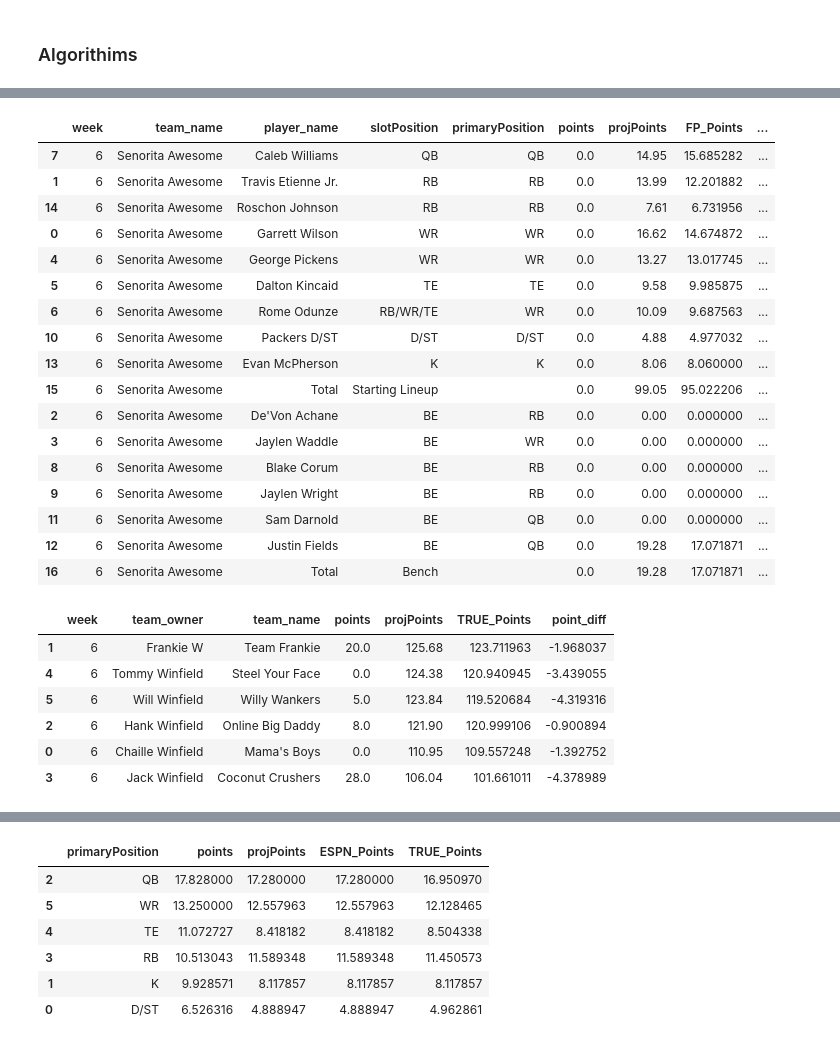
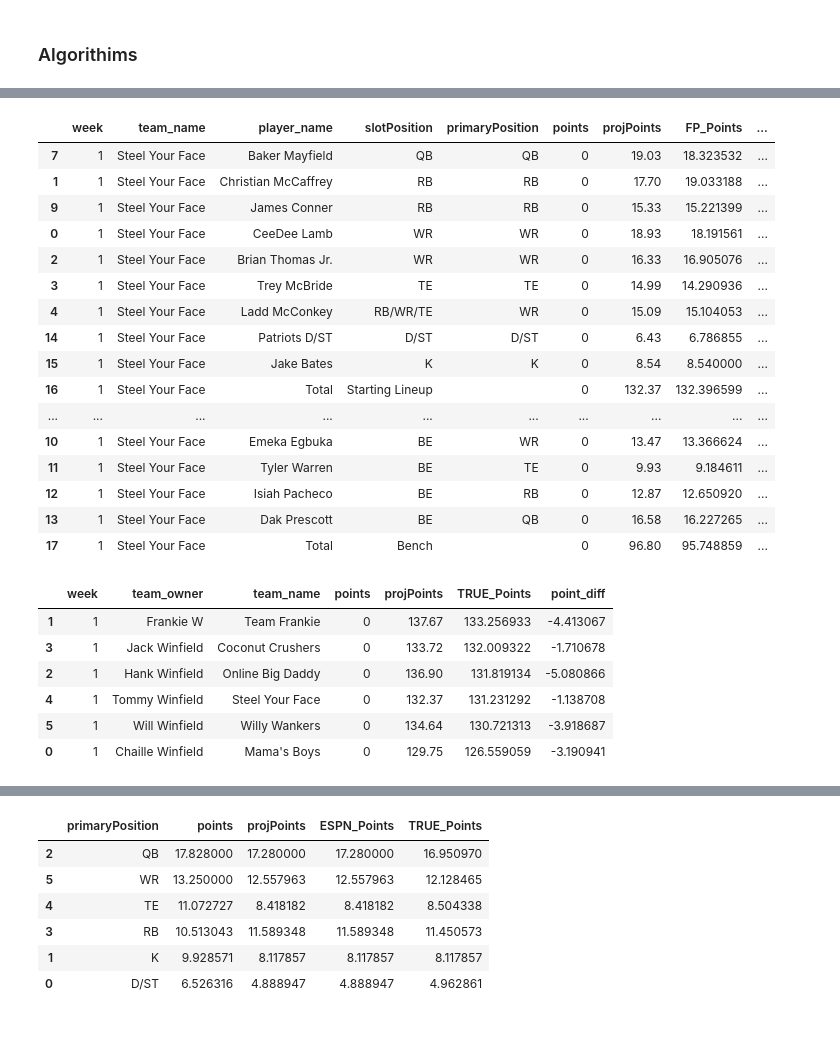
Before and after one commit to twinfield10/ESPN_FFL, a Jupyter notebook: FF Analysis Notebook.ipynb, the cells around one changed output, grey strips where cells are left out. Cells and saved outputs as stored; diff of their text form; code cells hidden in the pictures.

```diff
--- a/FF Analysis Notebook.ipynb
+++ b/FF Analysis Notebook.ipynb
@@ -10,7 +10,7 @@ import polars as pl
 # Plot
 import matplotlib.pyplot as plt
 import seaborn as sns
-from adjustText import adjust_text
+#from adjustText import adjust_text
 
 # Modeling
 from sklearn.linear_model import LinearRegression
@@ -38,33 +38,35 @@ lg_vars = {
         "ESPN_S2": "AECd6kezzt5c3URGK%2FEHxqSyREcJWZX7JUHahtPHI8SV8KK13PkZG98FJYsIQ%2FFTiA5YXhcfcaQ7bGRGZZzzgz7BQSci5bFMfx1xPTCM95tyCvx%2BBJgIACFkxz%2B5J3uz0Ez87c1XWV%2FuQB%2FjgXXBRvAZaMIBaSnfJ842nwUpjS4x6U6r6FNi900ORFBxtdKU%2FQ6Bvr6UVZKerid0TdatKkFq0IrRYlFr3npOSWsv5bzIV9uh8HidTJlYx%2Bf3DYqZABpGEZfLeuJyymEQ%2BJjXGbaOAjZhOP%2FRrrqpS0xvYbFiwET2MCEmraBsiJcqWR6VaIM%3D",
         "SWID": "{DC47642F-1CD6-4451-9C5B-08FFE2844F9E}",
         "start": 2016,
-        "end": 2024
+        "end": 2025
     },
     "Weenieless_Wanderers": {
         "ID": 537814,
         "ESPN_S2": espn_id,
         "SWID": s_id,
         "start": 2015,
-        "end": 2024
+        "end": 2025
     },
     "GOP_Degenerates": {
         "ID": 1727104,
         "ESPN_S2": espn_id,
         "SWID": s_id,
         "start": 2023,
-        "end": 2024
+        "end": 2025
     },
     "Knights_FFL": {
         "ID": 1992637246,
         "ESPN_S2": espn_id,
         "SWID": s_id,
         "start": 2022,
-        "end": 2024
+        "end": 2025
     },
     "12 Dudes one Cup": {
         "ID": 1895076862,
         "ESPN_S2": "AECd6kezzt5c3URGK%2FEHxqSyREcJWZX7JUHahtPHI8SV8KK13PkZG98FJYsIQ%2FFTiA5YXhcfcaQ7bGRGZZzzgz7BQSci5bFMfx1xPTCM95tyCvx%2BBJgIACFkxz%2B5J3uz0Ez87c1XWV%2FuQB%2FjgXXBRvAZaMIBaSnfJ842nwUpjS4x6U6r6FNi900ORFBxtdKU%2FQ6Bvr6UVZKerid0TdatKkFq0IrRYlFr3npOSWsv5bzIV9uh8HidTJlYx%2Bf3DYqZABpGEZfLeuJyymEQ%2BJjXGbaOAjZhOP%2FRrrqpS0xvYbFiwET2MCEmraBsiJcqWR6VaIM%3D",
-        "SWID": "{DC47642F-1CD6-4451-9C5B-08FFE2844F9E}"
+        "SWID": "{DC47642F-1CD6-4451-9C5B-08FFE2844F9E}",
+        "start": 2024,
+        "end": 2025
     },
     "Big Red Fantasy Football": {
         "ID": 820145,
@@ -75,7 +77,7 @@ lg_vars = {
 # %% [markdown]
 ## 1) Set League ##
 # %%
-select_league = "Knights_FFL" # Winfield_Football, Knights_FFL, GOP_Degenerates, Weenieless_Wanderers
+select_league = "Winfield_Football" # Winfield_Football, Knights_FFL, GOP_Degenerates, Weenieless_Wanderers
 
 league = fetch_league(
         league_id=lg_vars[select_league]['ID'],
@@ -91,7 +93,7 @@ BUILDING 2024 Season For Knights FFL
 #### Current Lineup
 # %%
 lineups = get_ply_stats_by_matchup(league_id=lg_vars[select_league]['ID'],
-                year=2024,
+                year=2025,
                 swid=lg_vars[select_league]['SWID'],
                 espn_s2=lg_vars[select_league]['ESPN_S2'])
 
@@ -213,8 +215,9 @@ def clean_pinny(pinny_path="Data/Projections/Pinnacle/Props/Pinnacle_Props_Week_
     clean = raw.pivot_table(index=['week','player_name'], columns='statType', values='statValue', aggfunc='mean').reset_index()
 
     # Split Touchdowns by Usage (Rushing/Receiving)
-    clean['receivingTouchdowns'] = clean['rushingTouchdowns'] * (clean['receivingYards'] / (clean['receivingYards'] + clean['rushingYards']))
-    clean['rushingTouchdowns'] = clean['rushingTouchdowns'] - clean['receivingTouchdowns']
+    if 'rushingTouchdowns' in clean.columns:
+        clean['receivingTouchdowns'] = clean['rushingTouchdowns'] * (clean['receivingYards'] / (clean['receivingYards'] + clean['rushingYards']))
+        clean['rushingTouchdowns'] = clean['rushingTouchdowns'] - clean['receivingTouchdowns']
 
     clean.columns = ['week', 'player_name'] + ['proj_' + str(col) for col in clean.columns[2:]]
     clean = clean[['week', 'player_name'] + list(clean.columns[2:-1])]
@@ -426,7 +429,7 @@ def clean_lineups(df=lineups):
 
     ## b) Impute Missing Data From ESPN
     trans2_df = mean_df.merge(pinny_proj, on=["week", "player_name"], how='left')
-    get_match_details(df1=mean_df, df2=pinny_proj, keys=["week", "player_name"], check_col2="PINNY_rushingTouchdowns", min_wk=5, tbl_lab="Pinnacle Sportsbook Table")
+    get_match_details(df1=mean_df, df2=pinny_proj, keys=["week", "player_name"], check_col2="PINNY_receivingYards", min_wk=5, tbl_lab="Pinnacle Sportsbook Table")
     trans2_df = impute_columns(trans2_df, target_prefix='PINNY_', source_prefix="MEAN_")
 
 
@@ -437,7 +440,7 @@ def clean_lineups(df=lineups):
 
 
     # 3) Combine BetOnline Data With ESPN and Impute
-    bol_proj = pd.read_parquet("Data/Projections/BetOnline/BetOnline_AllProps_Week_All.parquet").drop(columns=['position', 'team'])
+    bol_proj = pd.read_parquet("Data/Projections/BetOnline/Season/BetOnline_AllProps.parquet").drop(columns=['position', 'team'])
     bol_proj = change_col_prefix(df=bol_proj, old_pfix="proj", new_pfix="BOL")
 
     ## b) Impute Missing Data From ESPN
@@ -706,51 +720,50 @@ def check_week(lu, week, own):
         'week': week,
         'team_name': df['team_name'].iloc[0],
         'player_name': 'Total',
         'slotPosition': 'Bench',
         'primaryPosition': '',
         'points': df[df['slotPosition'].isin(['BE', 'IR'])]['points'].sum(),
         'projPoints': df[df['slotPosition'].isin(['BE', 'IR'])]['projPoints'].sum(),
         'FP_Points': df[df['slotPosition'].isin(['BE', 'IR'])]['FP_Points'].sum(),
         'PINNY_Points': df[df['slotPosition'].isin(['BE', 'IR'])]['PINNY_Points'].sum(),
         'BOL_Points': df[df['slotPosition'].isin(['BE', 'IR'])]['BOL_Points'].sum(),
         'TRUE_Points': df[df['slotPosition'].isin(['BE', 'IR'])]['TRUE_Points'].sum(),
         'trueDiff': df[df['slotPosition'].isin(['BE', 'IR'])]['trueDiff'].sum(),
         'PosRank': '',
         'ESPN_PosRank': '',
         'FP_PosRank': '',
         'TRUE_PosRank': ''
 
     }])
 
     # Append the summary row to the DataFrame
     df = pd.concat([df, bench], ignore_index=True)
 
     pos_order = ['QB', 'RB', 'WR', 'TE', 'RB/WR/TE', 'OP', 'DP', 'D/ST', 'K', 'Starting Lineup', 'BE', 'Bench', 'IR']
     order_mapping = {val: idx for idx, val in enumerate(pos_order)}
     df = df.sort_values(by=['slotPosition', 'TRUE_Points'], key=lambda x: x.map(order_mapping))
 
     return df
 
-check_week(lu = LINEUPS, week = 6, own='Tommy Winfield')
+check_week(lu = LINEUPS, week = 1, own='Tommy Winfield')
 # %% [output]
 |  | week | team_name | player_name | slotPosition | primaryPosition | points | projPoints | FP_Points | ... |
-| 7 | 6 | Senorita Awesome | Caleb Williams | QB | QB | 0.0 | 14.95 | 15.685282 | ... |
-| 1 | 6 | Senorita Awesome | Travis Etienne Jr. | RB | RB | 0.0 | 13.99 | 12.201882 | ... |
-| 14 | 6 | Senorita Awesome | Roschon Johnson | RB | RB | 0.0 | 7.61 | 6.731956 | ... |
-| 0 | 6 | Senorita Awesome | Garrett Wilson | WR | WR | 0.0 | 16.62 | 14.674872 | ... |
-| 4 | 6 | Senorita Awesome | George Pickens | WR | WR | 0.0 | 13.27 | 13.017745 | ... |
-| 5 | 6 | Senorita Awesome | Dalton Kincaid | TE | TE | 0.0 | 9.58 | 9.985875 | ... |
-| 6 | 6 | Senorita Awesome | Rome Odunze | RB/WR/TE | WR | 0.0 | 10.09 | 9.687563 | ... |
-| 10 | 6 | Senorita Awesome | Packers D/ST | D/ST | D/ST | 0.0 | 4.88 | 4.977032 | ... |
-| 13 | 6 | Senorita Awesome | Evan McPherson | K | K | 0.0 | 8.06 | 8.060000 | ... |
-| 15 | 6 | Senorita Awesome | Total | Starting Lineup |  | 0.0 | 99.05 | 95.022206 | ... |
-| 2 | 6 | Senorita Awesome | De'Von Achane | BE | RB | 0.0 | 0.00 | 0.000000 | ... |
-| 3 | 6 | Senorita Awesome | Jaylen Waddle | BE | WR | 0.0 | 0.00 | 0.000000 | ... |
-| 8 | 6 | Senorita Awesome | Blake Corum | BE | RB | 0.0 | 0.00 | 0.000000 | ... |
-| 9 | 6 | Senorita Awesome | Jaylen Wright | BE | RB | 0.0 | 0.00 | 0.000000 | ... |
-| 11 | 6 | Senorita Awesome | Sam Darnold | BE | QB | 0.0 | 0.00 | 0.000000 | ... |
-| 12 | 6 | Senorita Awesome | Justin Fields | BE | QB | 0.0 | 19.28 | 17.071871 | ... |
-| 16 | 6 | Senorita Awesome | Total | Bench |  | 0.0 | 19.28 | 17.071871 | ... |
+| 7 | 1 | Steel Your Face | Baker Mayfield | QB | QB | 0 | 19.03 | 18.323532 | ... |
+| 1 | 1 | Steel Your Face | Christian McCaffrey | RB | RB | 0 | 17.70 | 19.033188 | ... |
+| 9 | 1 | Steel Your Face | James Conner | RB | RB | 0 | 15.33 | 15.221399 | ... |
+| 0 | 1 | Steel Your Face | CeeDee Lamb | WR | WR | 0 | 18.93 | 18.191561 | ... |
+| 2 | 1 | Steel Your Face | Brian Thomas Jr. | WR | WR | 0 | 16.33 | 16.905076 | ... |
+| 3 | 1 | Steel Your Face | Trey McBride | TE | TE | 0 | 14.99 | 14.290936 | ... |
+| 4 | 1 | Steel Your Face | Ladd McConkey | RB/WR/TE | WR | 0 | 15.09 | 15.104053 | ... |
+| 14 | 1 | Steel Your Face | Patriots D/ST | D/ST | D/ST | 0 | 6.43 | 6.786855 | ... |
+| 15 | 1 | Steel Your Face | Jake Bates | K | K | 0 | 8.54 | 8.540000 | ... |
+| 16 | 1 | Steel Your Face | Total | Starting Lineup |  | 0 | 132.37 | 132.396599 | ... |
+| ... | ... | ... | ... | ... | ... | ... | ... | ... | ... |
+| 10 | 1 | Steel Your Face | Emeka Egbuka | BE | WR | 0 | 13.47 | 13.366624 | ... |
+| 11 | 1 | Steel Your Face | Tyler Warren | BE | TE | 0 | 9.93 | 9.184611 | ... |
+| 12 | 1 | Steel Your Face | Isiah Pacheco | BE | RB | 0 | 12.87 | 12.650920 | ... |
+| 13 | 1 | Steel Your Face | Dak Prescott | BE | QB | 0 | 16.58 | 16.227265 | ... |
+| 17 | 1 | Steel Your Face | Total | Bench |  | 0 | 96.80 | 95.748859 | ... |
 # %%
 def get_league_projections(week, lu=LINEUPS):
     df = lu[(lu['week'] == week) & (lu['team_owner'] != 'Free Agent') & (~lu['slotPosition'].isin(['BE', 'IR']))][['week', 'team_owner', 'team_name',
@@ -766,17 +779,17 @@ def get_league_projections(week, lu=LINEUPS):
 
     result['point_diff'] = result['TRUE_Points'] - result['projPoints']
 
-    return result.sort_values(by='projPoints', ascending=False)
+    return result.sort_values(by='TRUE_Points', ascending=False)
 
-get_league_projections(week = 6)
+get_league_projections(week = 1)
 # %% [output]
 |  | week | team_owner | team_name | points | projPoints | TRUE_Points | point_diff |
-| 1 | 6 | Frankie W | Team Frankie | 20.0 | 125.68 | 123.711963 | -1.968037 |
-| 4 | 6 | Tommy Winfield | Steel Your Face | 0.0 | 124.38 | 120.940945 | -3.439055 |
-| 5 | 6 | Will Winfield | Willy Wankers | 5.0 | 123.84 | 119.520684 | -4.319316 |
-| 2 | 6 | Hank Winfield | Online Big Daddy | 8.0 | 121.90 | 120.999106 | -0.900894 |
-| 0 | 6 | Chaille Winfield | Mama's Boys | 0.0 | 110.95 | 109.557248 | -1.392752 |
-| 3 | 6 | Jack Winfield | Coconut Crushers | 28.0 | 106.04 | 101.661011 | -4.378989 |
+| 1 | 1 | Frankie W | Team Frankie | 0 | 137.67 | 133.256933 | -4.413067 |
+| 3 | 1 | Jack Winfield | Coconut Crushers | 0 | 133.72 | 132.009322 | -1.710678 |
+| 2 | 1 | Hank Winfield | Online Big Daddy | 0 | 136.90 | 131.819134 | -5.080866 |
+| 4 | 1 | Tommy Winfield | Steel Your Face | 0 | 132.37 | 131.231292 | -1.138708 |
+| 5 | 1 | Will Winfield | Willy Wankers | 0 | 134.64 | 130.721313 | -3.918687 |
+| 0 | 1 | Chaille Winfield | Mama's Boys | 0 | 129.75 | 126.559059 | -3.190941 |
 # %%
 def get_rankings(pos, week, visualize = False, check_fa = False):
     df = LINEUPS[(LINEUPS['primaryPosition'].isin(pos)) & (LINEUPS['week'] == week)]
```
Also changed, not shown: parts of 10 cells of this notebook, 24 other files.
